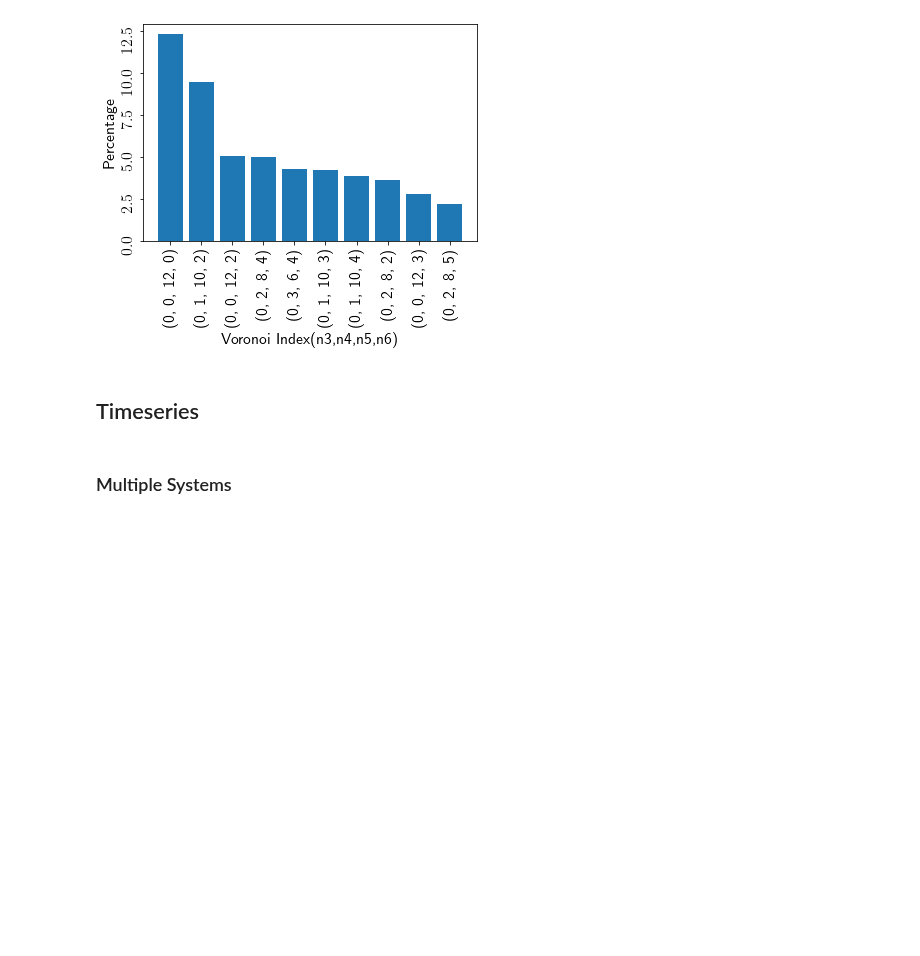
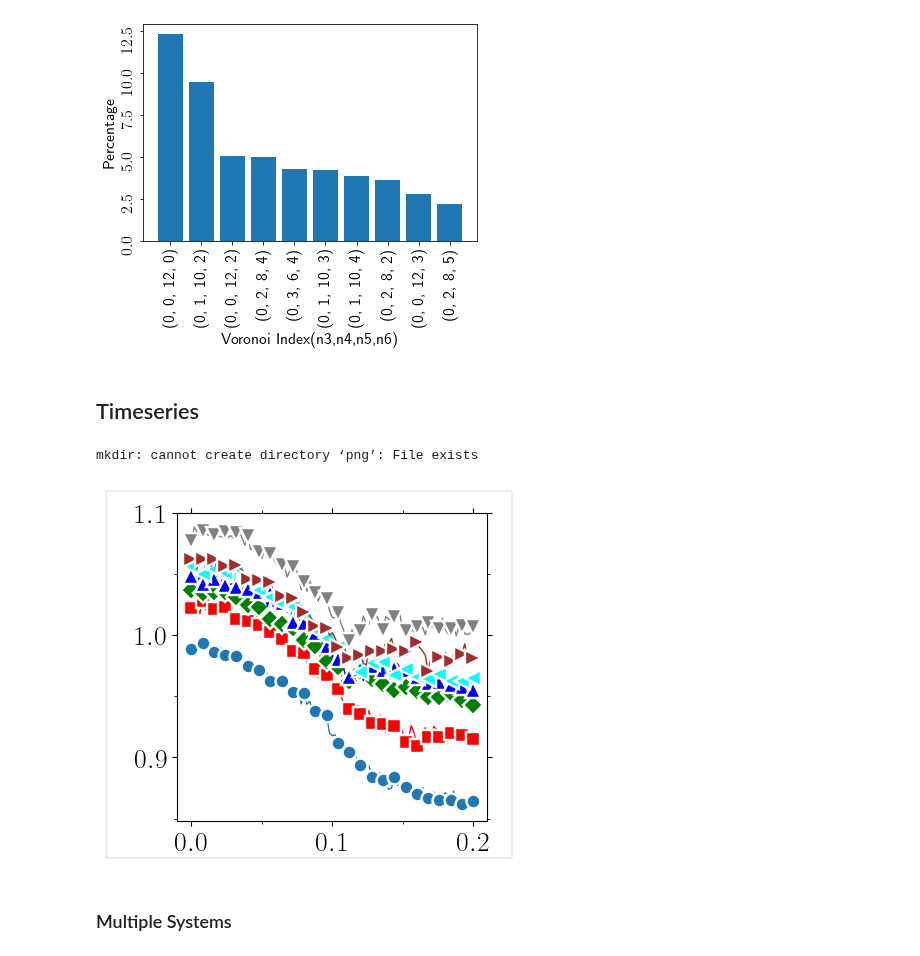
Before and after one commit to kkarimi62/glassDeformation, a Jupyter notebook: python/analyzePlasticity.ipynb, the cells around one changed output. Saved outputs shown, nothing was run; the diff lists cells and outputs as text; code cells hidden in the pictures; blank space fills up the shorter version.

```diff
--- a/python/analyzePlasticity.ipynb
+++ b/python/analyzePlasticity.ipynb
@@ -2586,6 +2586,67 @@ if eval(confParser['flags']['VorAnl']) and eval(confParser['flags']['Ovitos']):
     GetMotifsTimeseries( lmpVor,
                          Motif = np.array([[0,0,12,0]]), #,[0,1,10,2],[0,2,8,2],[0,3,6,4],[0,2,8,4]]),
                        )
+# %%
+def main():
+
+    if eval(confParser['flags']['RemoteMachine']):
+        return
+
+    !mkdir png
+    #--- temp object
+    temp = Temperature(
+        [0,1,2,3,4,5,9],[list(range(3))]*10,
+#        [9],[list(range(3))]*10,
+#         verbose = True,
+                     )
+    #
+    #--- parse data
+    temp.Parse( list(map(lambda x:'shear/glassCo5Cr2Fe40Mn27Ni26/age%s/Run%s/VorAnl/icoPercentageWithStrain.txt'%(x[0],x[1]),
+                        temp.temps_runs )),
+               skip_rows=1,
+             )
+
+    #--- average
+    temp.EnsAverage()
+
+    #--- plot
+    dump_every=100;nevery=100;dt=1e-3;factor=dump_every*nevery*dt
+    #
+    symbols=Symbols()
+    #
+    legend=Legends()
+    legend.Set(fontsize=16,
+               bbox_to_anchor=(.5,0.1,0.5,0.5),
+              )
+    ax = utl.PltErr(None,None,Plot=False,attrs={})
+    xdata_column=0;ydata_column=1
+    for age, indx in zip(temp.temps,range(len(temp.temps))):
+        xdata = temp.data_averaged[age][:,xdata_column]
+        ydata = temp.data_averaged[age][:,ydata_column]
+        utl.PltErr(xdata,ydata,
+                  attrs=symbols.GetAttrs(count=indx%7,nevery=4,label=r'$%d$'%(age*factor),linewidth=1),
+                   ax=ax,
+                   Plot=False,
+                  )
+
+    utl.PltErr(None,None, attrs={},
+#                xstr=r'$\gamma_{xy}$',
+#                ystr=r'$\sigma_{xy}$(Gpa)',
+               ax=ax,
+#               legend=legend.Get(),
+               title = 'png/rhoIco_strain_age.png',
+               Plot=False,
+#               ylim=(0.1,1e2),
+#               yscale='log',
+              DrawFrame=DRAW_FRAME,
+              )
+
+    return temp
+
+temp = main()
+# %% [output]
+mkdir: cannot create directory ‘png’: File exists
+[figure, added]
 # %% [markdown]
 ### Multiple Systems
 # %%
```
Also changed, not shown: 2 other files.
